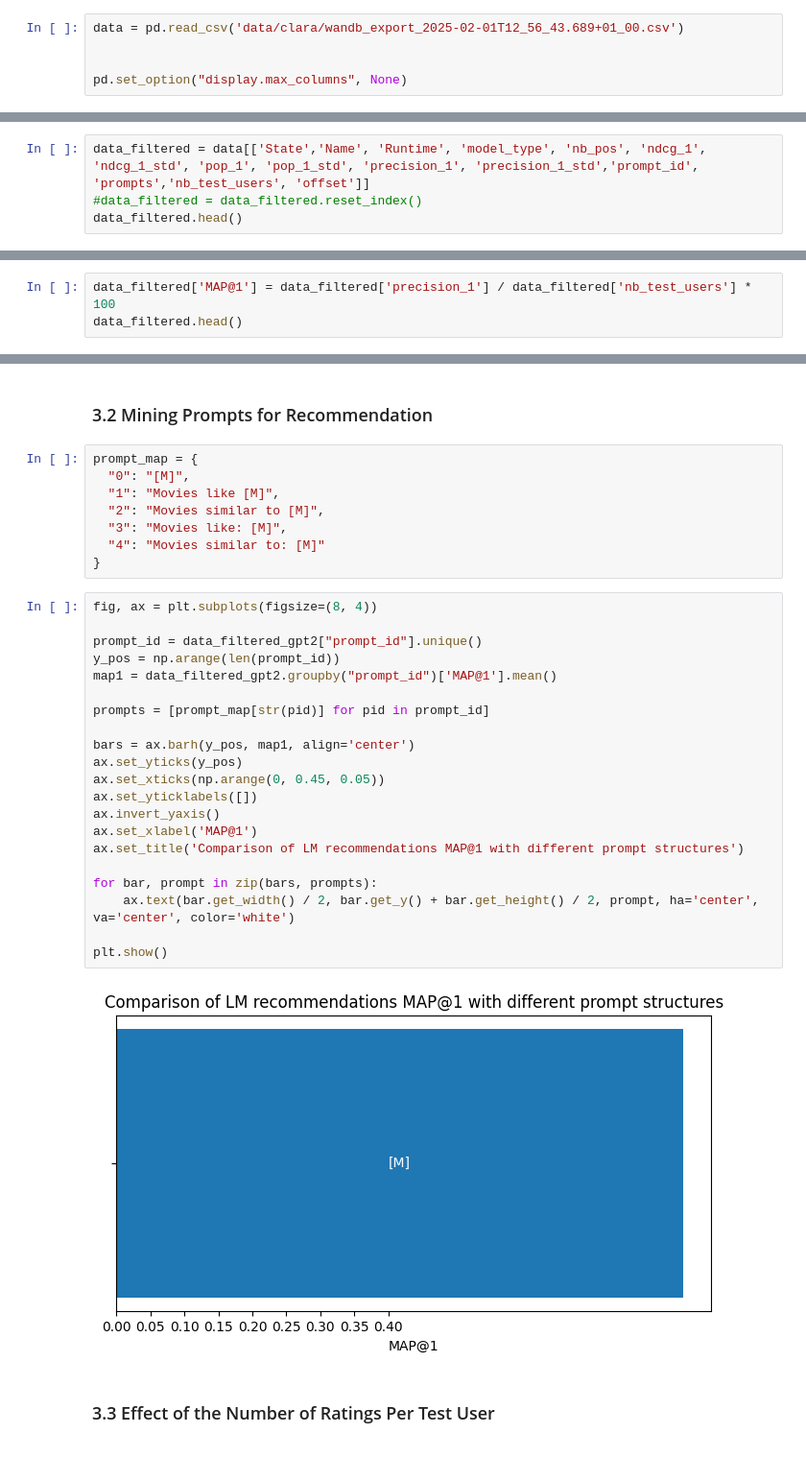
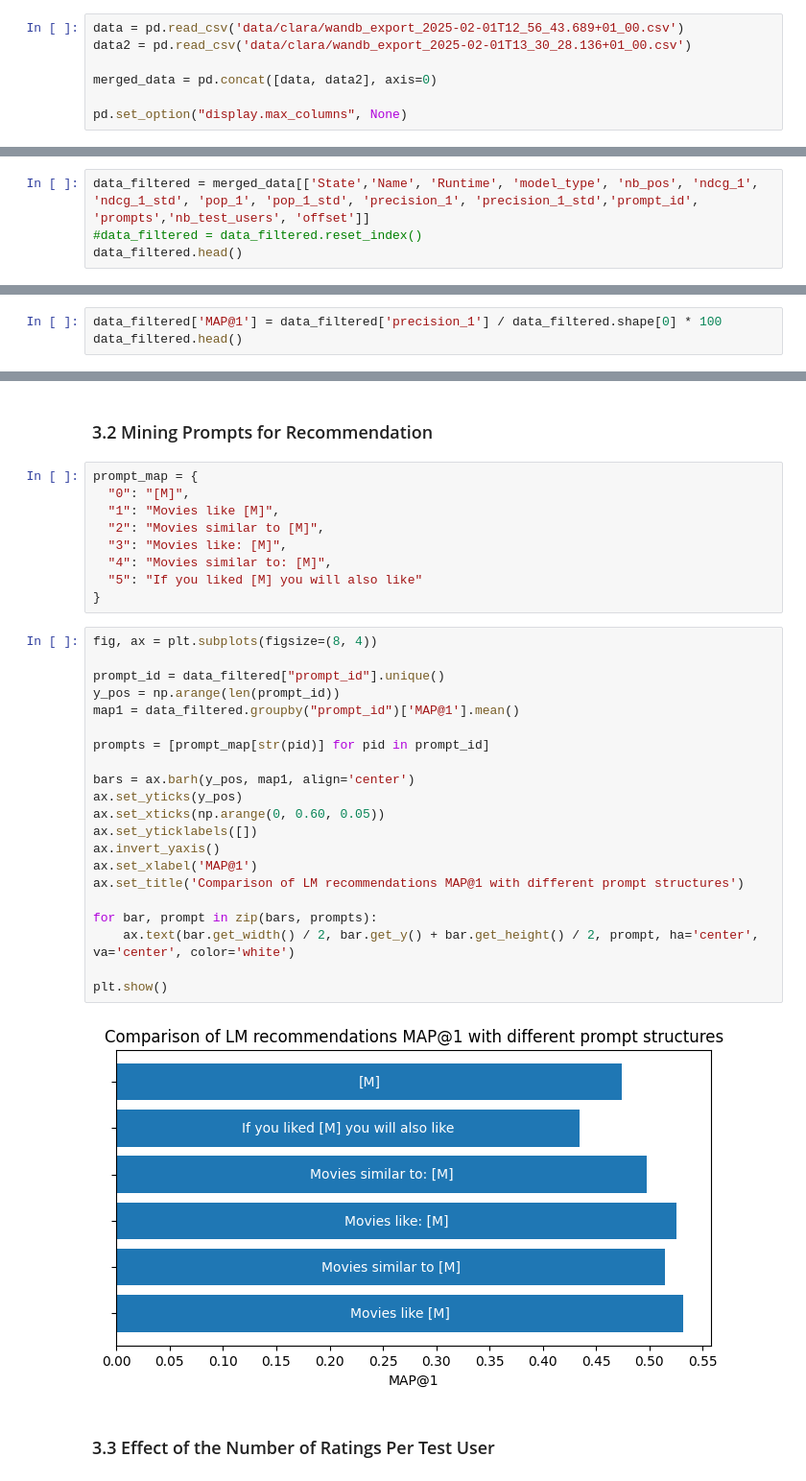
Before and after one commit to JurajkoDS/Exp_Des, a Jupyter notebook: visualisations_clara.ipynb, the cells around one changed output, grey strips where cells are left out. Shown: that part at 96% size. Drawn from its saved outputs; the diff is of its cells as text.

```diff
--- a/visualisations_clara.ipynb
+++ b/visualisations_clara.ipynb
@@ -5,7 +5,9 @@ import seaborn as sns
 import matplotlib.pyplot as plt
 # %%
 data = pd.read_csv('data/clara/wandb_export_2025-02-01T12_56_43.689+01_00.csv')
+data2 = pd.read_csv('data/clara/wandb_export_2025-02-01T13_30_28.136+01_00.csv')
 
+merged_data = pd.concat([data, data2], axis=0)
 
 pd.set_option("display.max_columns", None)
 # %%
@@ -18,7 +20,7 @@ data.head()
 | 3 | quiet-pyramid-37 | finished | - | NaN | NaN | 2025-01-29T17:00:12.000Z | 139 | NaN | 1066409631842160000 | /root/.local/share/gpt-rec/ml-1m | ... |
 | 4 | frosty-lion-36 | finished | - | NaN | NaN | 2025-01-29T16:58:04.000Z | 121 | NaN | 453592704829253400 | /root/.local/share/gpt-rec/ml-1m | ... |
 # %%
-data_filtered = data[['State','Name', 'Runtime', 'model_type', 'nb_pos', 'ndcg_1', 'ndcg_1_std', 'pop_1', 'pop_1_std', 'precision_1', 'precision_1_std','prompt_id', 'prompts','nb_test_users', 'offset']]
+data_filtered = merged_data[['State','Name', 'Runtime', 'model_type', 'nb_pos', 'ndcg_1', 'ndcg_1_std', 'pop_1', 'pop_1_std', 'precision_1', 'precision_1_std','prompt_id', 'prompts','nb_test_users', 'offset']]
 #data_filtered = data_filtered.reset_index()
 data_filtered.head()
 # %% [output]
@@ -50,7 +57,7 @@ data_filtered_prompt_id_0_gpt.head()
 | 3 | finished | quiet-pyramid-37 | 139 | gpt2 | 7 | 0.30 | 0.458258 | 5.130500 | 4.787612 | 0.30 | ... |
 | 4 | finished | frosty-lion-36 | 121 | gpt2 | 5 | 0.38 | 0.485386 | 5.946542 | 5.696880 | 0.38 | ... |
 # %%
-data_filtered['MAP@1'] = data_filtered['precision_1'] / data_filtered['nb_test_users'] * 100
+data_filtered['MAP@1'] = data_filtered['precision_1'] / data_filtered.shape[0] * 100
 data_filtered.head()
 # %% [output]
 A value is trying to be set on a copy of a slice from a DataFrame.
@@ -86,31 +99,32 @@ prompt_map = {
   "1": "Movies like [M]",
   "2": "Movies similar to [M]",
   "3": "Movies like: [M]",
-  "4": "Movies similar to: [M]"
+  "4": "Movies similar to: [M]",
+  "5": "If you liked [M] you will also like"
 }
 # %%
 fig, ax = plt.subplots(figsize=(8, 4))
 
-prompt_id = data_filtered_gpt2["prompt_id"].unique()
+prompt_id = data_filtered["prompt_id"].unique()
 y_pos = np.arange(len(prompt_id))
-map1 = data_filtered_gpt2.groupby("prompt_id")['MAP@1'].mean()
+map1 = data_filtered.groupby("prompt_id")['MAP@1'].mean()
 
 prompts = [prompt_map[str(pid)] for pid in prompt_id]
 
 bars = ax.barh(y_pos, map1, align='center')
 ax.set_yticks(y_pos)
-ax.set_xticks(np.arange(0, 0.45, 0.05))
+ax.set_xticks(np.arange(0, 0.60, 0.05))
 ax.set_yticklabels([])
 ax.invert_yaxis()
 ax.set_xlabel('MAP@1')
 ax.set_title('Comparison of LM recommendations MAP@1 with different prompt structures')
 
 for bar, prompt in zip(bars, prompts):
     ax.text(bar.get_width() / 2, bar.get_y() + bar.get_height() / 2, prompt, ha='center', va='center', color='white')
 
 plt.show()
 # %% [output]
-[figure, old version]
+[figure, new version]
 # %% [markdown]
 ### 3.3 Effect of the Number of Ratings Per Test User
 # %%
```
Also changed, not shown: parts of 6 cells of this notebook.
